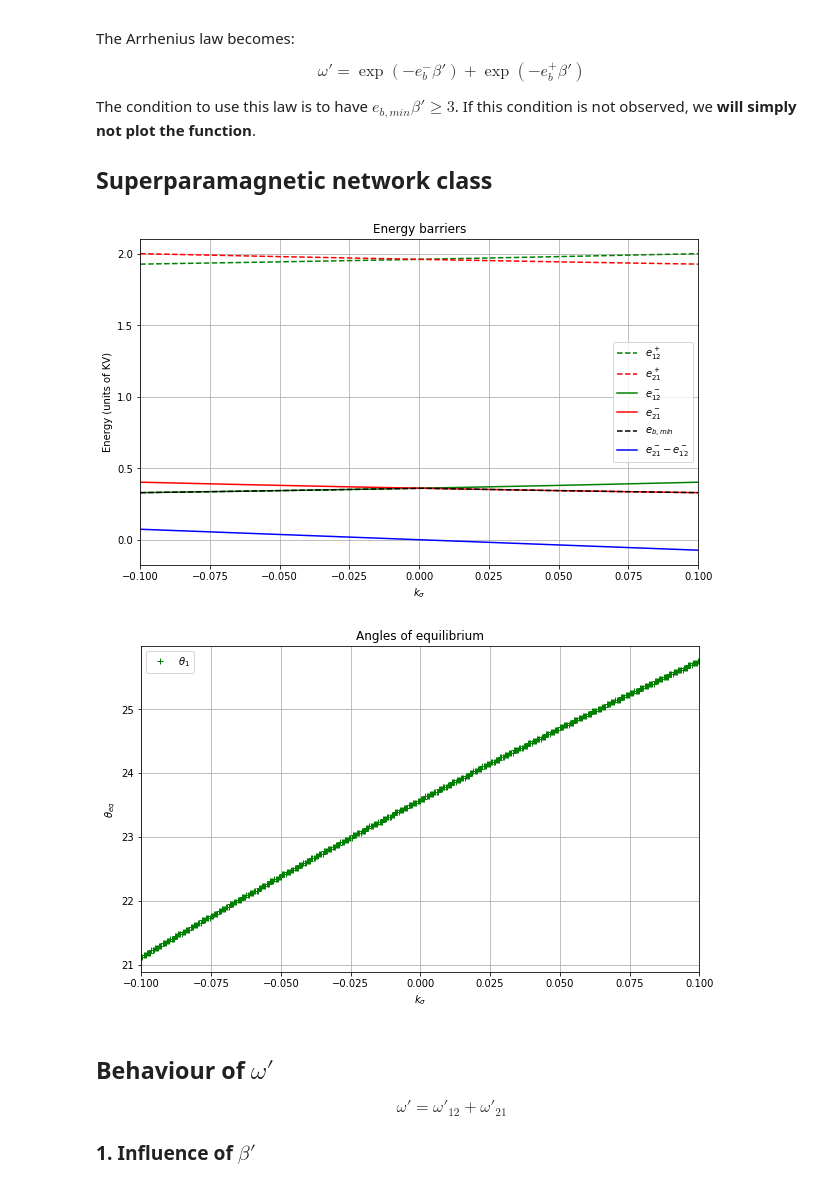
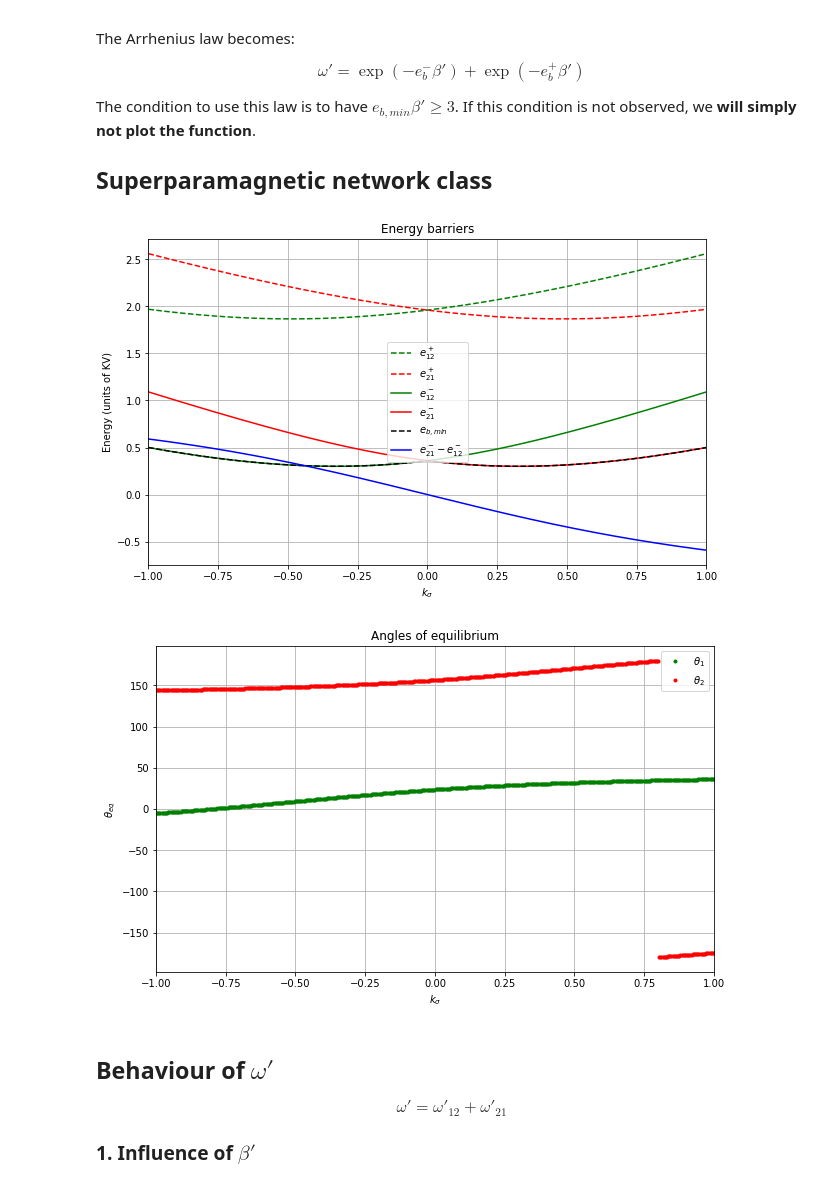
Before and after one commit to spintronic-computing-group/spnc, a Jupyter notebook: notebooks/SPNC-anisotropy/SP_anisotropy_finetuning.ipynb, the cells around one changed output. Drawn from its saved outputs; the diff is of its cells as text; code cells hidden in the pictures.

```diff
--- a/notebooks/SPNC-anisotropy/SP_anisotropy_finetuning.ipynb
+++ b/notebooks/SPNC-anisotropy/SP_anisotropy_finetuning.ipynb
@@ -182,7 +182,7 @@ class SP_Network:
         return()
 # %%
 #Computation
-k_s_lim = .1
+k_s_lim = 1
 spn = SP_Network(0.4,90,0,45,10)
 k_s_list = np.linspace(-k_s_lim,k_s_lim,500)
 Theta_1 = []
@@ -219,20 +219,20 @@ plt.ylabel(r'Energy (units of KV)')
 plt.title("Energy barriers")
 plt.show()
 # %% [output]
-[figure, old version]
+[figure, new version]
 # %%
 plt.figure(figsize = (10,6))
-plt.plot(k_s_list,Theta_1,'g+',label=r'$\theta_1$')
-#plt.plot(k_s_list,Theta_2,'r+',label=r'$\theta_2$')
+plt.plot(k_s_list,Theta_1,'g.',label=r'$\theta_1$')
+plt.plot(k_s_list,Theta_2,'r.',label=r'$\theta_2$')
 plt.legend(loc = "best")
 plt.xlim(-k_s_lim,k_s_lim)
 plt.grid(True)
 plt.xlabel(r'$k_\sigma$')
 plt.ylabel(r'$\theta_{eq}$')
 plt.title("Angles of equilibrium")
 plt.show()
 # %% [output]
-[figure, old version]
+[figure, new version]
 # %% [markdown]
 ## Behaviour of $\omega'$
 
```
Also changed, not shown: parts of 2 cells of this notebook, 5 other files.
